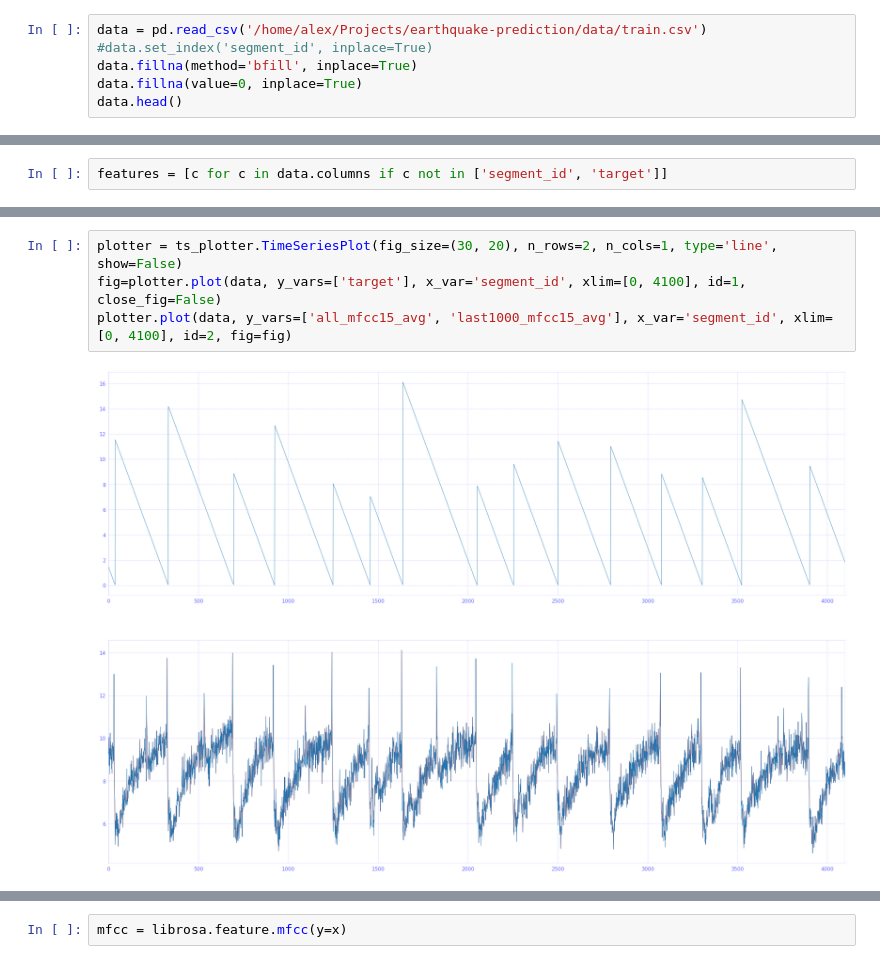
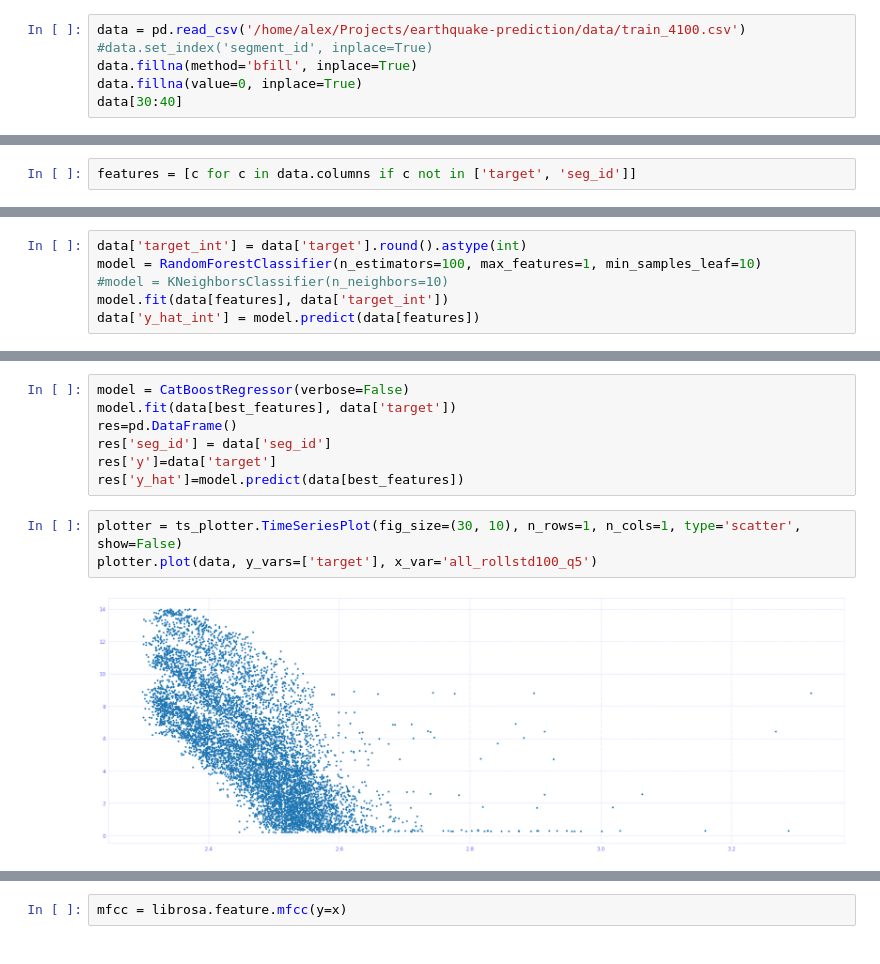
Before and after one commit to viktorsapozhok/earthquake-prediction, a Jupyter notebook: notebooks/test.ipynb, the cells around one changed output, grey strips where cells are left out. Cells and saved outputs as stored; diff of their text form.

```diff
--- a/notebooks/test.ipynb
+++ b/notebooks/test.ipynb
@@ -22,9 +23,9 @@ logging.basicConfig(format='%(asctime)s | %(name)s | %(message)s',
     level=logging.INFO, datefmt='%Y-%m-%d %H:%M:%S')
 logger = logging.getLogger('INTM')
 # %%
-data = pd.read_csv('/home/alex/Projects/earthquake-prediction/data/train.csv')
+data = pd.read_csv('/home/alex/Projects/earthquake-prediction/data/train_4100.csv')
 #data.set_index('segment_id', inplace=True)
 data.fillna(method='bfill', inplace=True)
 data.fillna(value=0, inplace=True)
-data.head()
+data[30:40]
 # %% [output]
@@ -38,3 +44,3 @@ data.head()
 # %%
-features = [c for c in data.columns if c not in ['segment_id', 'target']]
+features = [c for c in data.columns if c not in ['target', 'seg_id']]
 # %%
@@ -73,0 +80,6 @@ best_features
+# %%
+data['target_int'] = data['target'].round().astype(int)
+model = RandomForestClassifier(n_estimators=100, max_features=1, min_samples_leaf=10)
+#model = KNeighborsClassifier(n_neighbors=10)
+model.fit(data[features], data['target_int'])
+data['y_hat_int'] = model.predict(data[features])
@@ -105,6 +150,12 @@ utils.tune_catboost(data[best_features], data['target'], n_splits=5,
+# %%
+model = CatBoostRegressor(verbose=False)
+model.fit(data[best_features], data['target'])
+res=pd.DataFrame()
+res['seg_id'] = data['seg_id']
+res['y']=data['target']
+res['y_hat']=model.predict(data[best_features])
 # %%
-plotter = ts_plotter.TimeSeriesPlot(fig_size=(30, 20), n_rows=2, n_cols=1, type='line', show=False)
-fig=plotter.plot(data, y_vars=['target'], x_var='segment_id', xlim=[0, 4100], id=1, close_fig=False)
-plotter.plot(data, y_vars=['all_mfcc15_avg', 'last1000_mfcc15_avg'], x_var='segment_id', xlim=[0, 4100], id=2, fig=fig)
+plotter = ts_plotter.TimeSeriesPlot(fig_size=(30, 10), n_rows=1, n_cols=1, type='scatter', show=False)
+plotter.plot(data, y_vars=['target'], x_var='all_rollstd100_q5')
 # %% [output]
-[figure, old version]
+[figure, new version]
```
Also changed, not shown: parts of 40 cells of this notebook, 14 other files.
